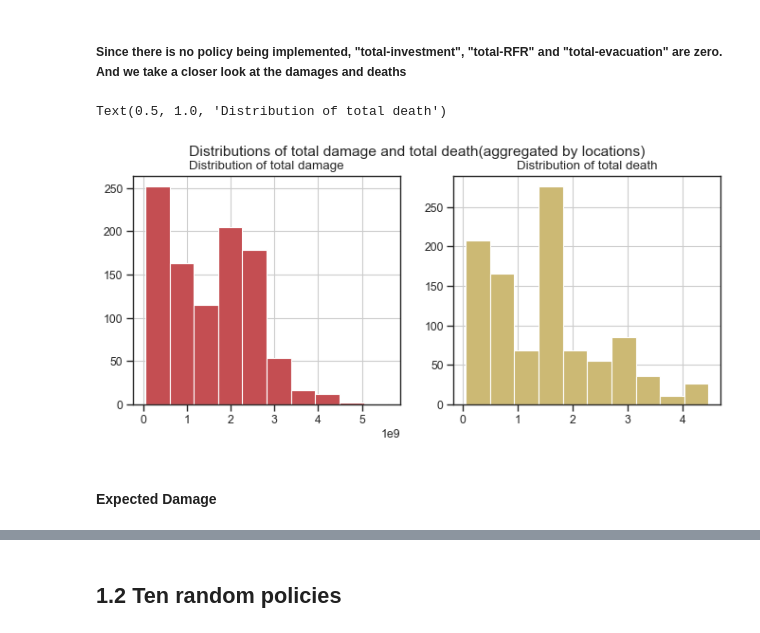
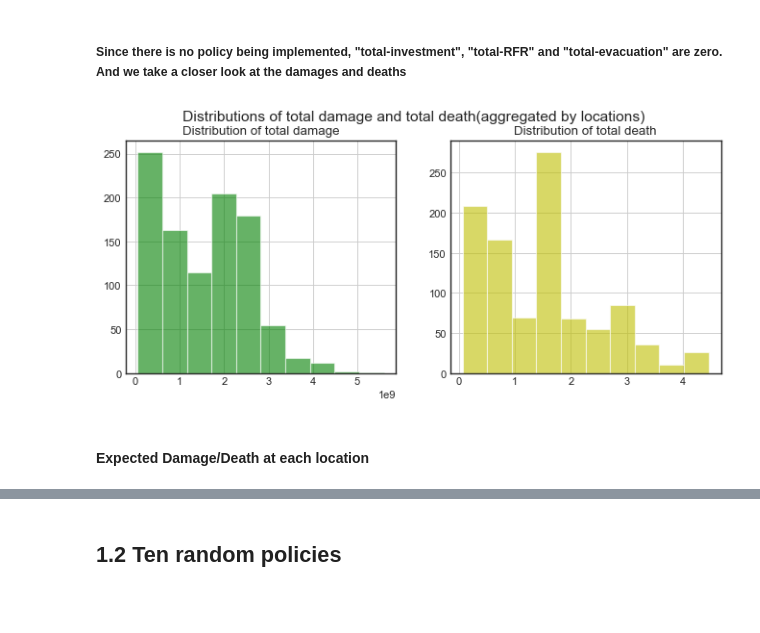
Before and after one commit to triple-capacho/EPA1361, a Jupyter notebook: final assignment/FinalRunNeat.ipynb, the cells around one changed output, grey strips where cells are left out. Saved outputs shown, nothing was run; the diff lists cells and outputs as text; code cells hidden in the pictures; blank space fills up the shorter version.

Commit message:
Saved some figures for report

```diff
--- a/final assignment/FinalRunNeat.ipynb
+++ b/final assignment/FinalRunNeat.ipynb
@@ -91,20 +91,20 @@ plt.show()
 # %%
 plt.figure(figsize=(10,4), dpi=80)
 plt.suptitle('Distributions of total damage and total death(aggregated by locations)', fontsize=14)
 
 plt.figure(1)
 ax1 = plt.subplot(121)
-data['total-damage'].hist(color="r")
+data['Total Damage'].hist(color="g", alpha = 0.6)
 plt.title('Distribution of total damage')
 
 ax2 = plt.subplot(122)
-data['total-death'].hist(color="y")
+data['Total Deaths'].hist(color="y", alpha = 0.6)
 plt.title('Distribution of total death')
+plt.savefig("distributions_NoPolicy")
 # %% [output]
-Text(0.5, 1.0, 'Distribution of total death')
-[figure, old version]
+[figure, new version]
 # %% [markdown]
-#### Expected Damage
+#### Expected Damage/Death at each location
 # %%
 outcome_damage = pd.DataFrame.from_dict(outcomes_0)
 agg_list = ['A.1_Expected Annual Damage','A.2_Expected Annual Damage','A.3_Expected Annual Damage',
```
Also changed, not shown: parts of 12 cells of this notebook, 12 other files.
